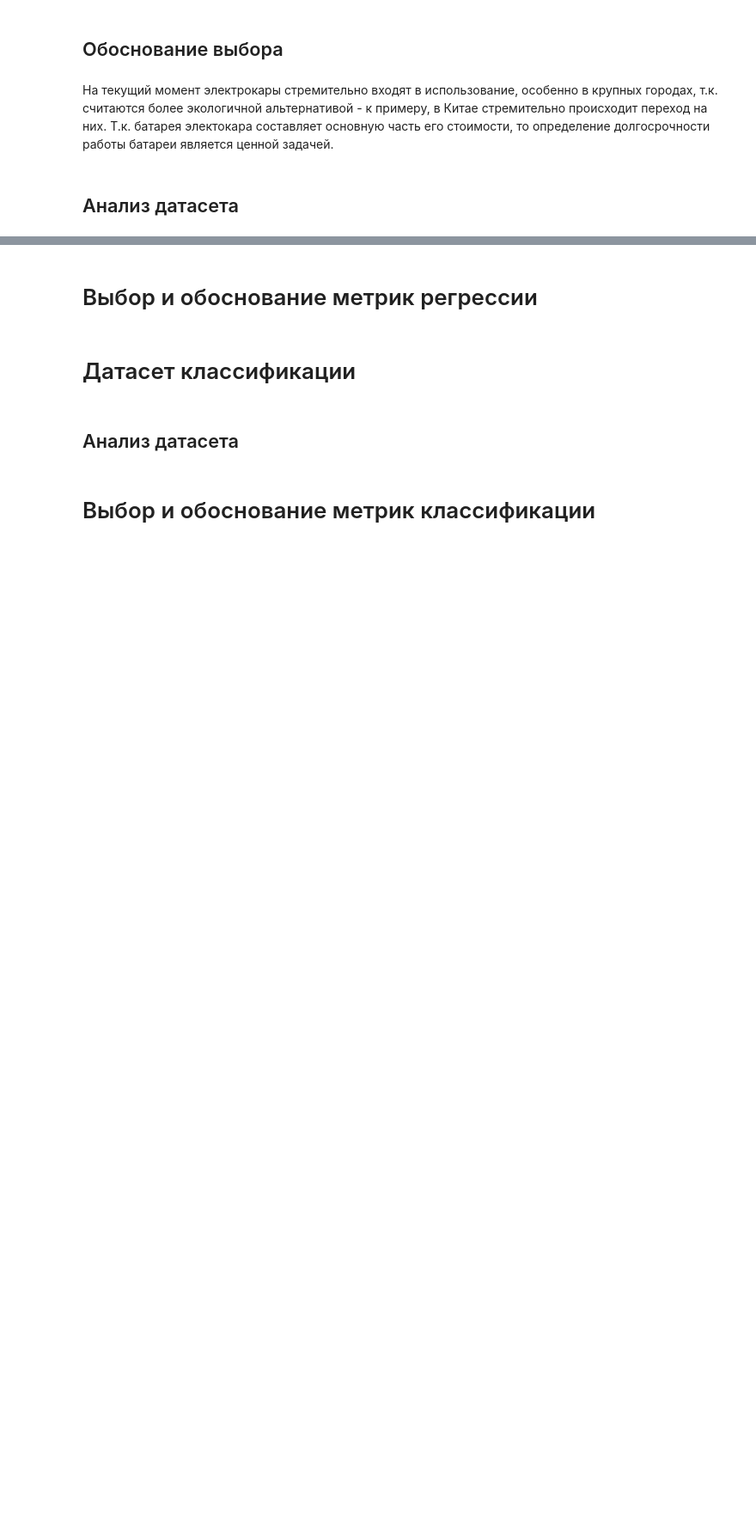
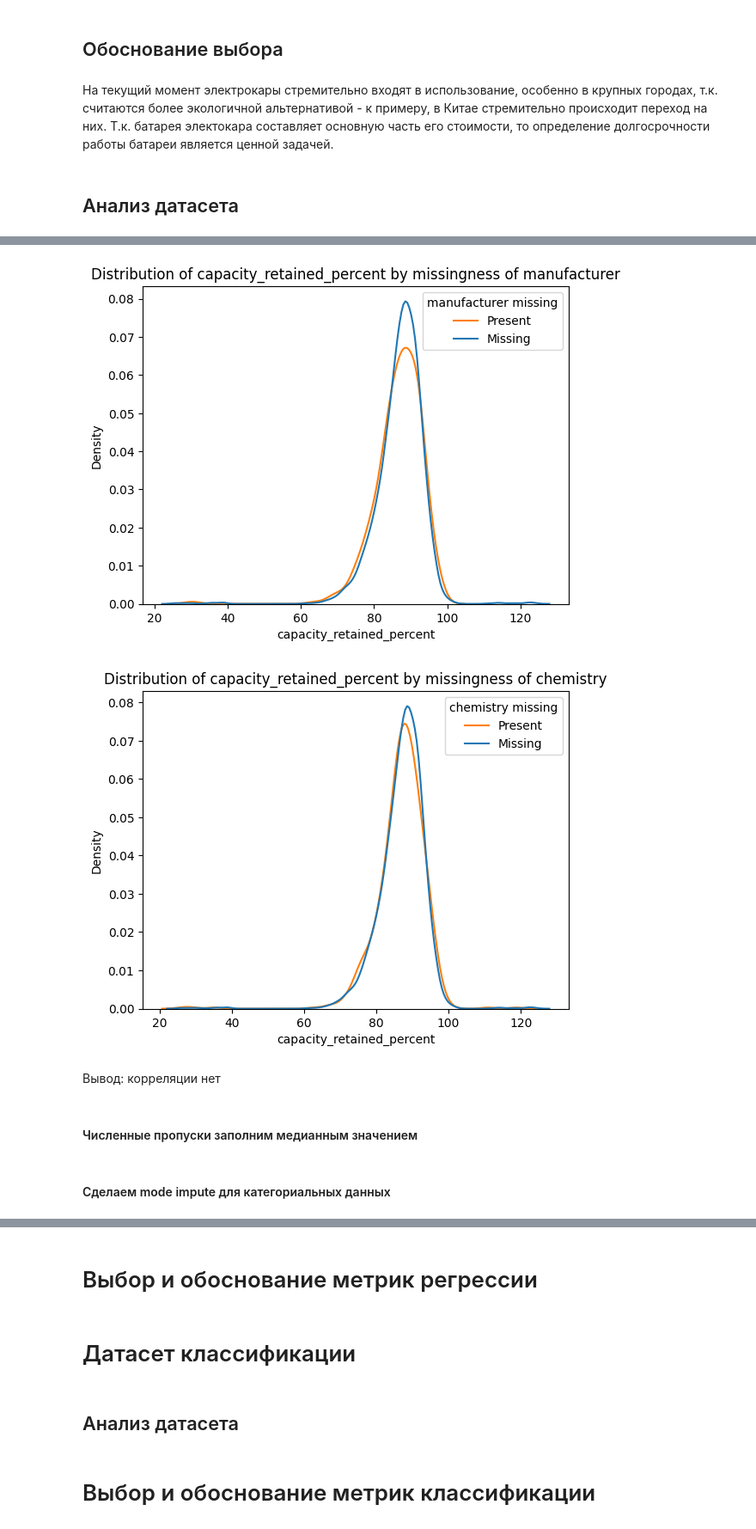
Before and after one commit to Crazy5202/AI_frameworks, a Jupyter notebook: 0_datasets-metrics.ipynb, the cells around one changed output, grey strips where cells are left out. Shown at 86% size. Cells and saved outputs as stored; diff of their text form; code cells hidden in the pictures; blank space fills up the shorter version.

```diff
--- a/0_datasets-metrics.ipynb
+++ b/0_datasets-metrics.ipynb
@@ -8,0 +139,2 @@
+# %%
+TARGET_NAME = "capacity_retained_percent"
@@ -8,0 +150,14 @@
+# %%
+categorical_features = df.select_dtypes(include=["object"]).columns.to_list()
+categorical_features.remove("battery_id")
+
+for categorical_feature in categorical_features:
+    df['missing'] = df[categorical_feature].isnull()
+
+    sns.kdeplot(data=df, x=TARGET_NAME, hue='missing', common_norm=False)
+    plt.title(f'Distribution of {TARGET_NAME} by missingness of {categorical_feature}')
+    plt.legend(title=categorical_feature+' missing', labels=['Present', 'Missing'])
+    plt.show()
+# %% [output]
+[figure, added]
+[figure, added]
@@ -8,0 +166,4 @@
+# %% [markdown]
+Вывод: корреляции нет
+# %% [markdown]
+#### Численные пропуски заполним медианным значением
@@ -8,0 +174,2 @@
+# %% [markdown]
+#### Сделаем mode impute для категориальных данных
```
Also changed, not shown: parts of 50 cells of this notebook, 2 other files.
